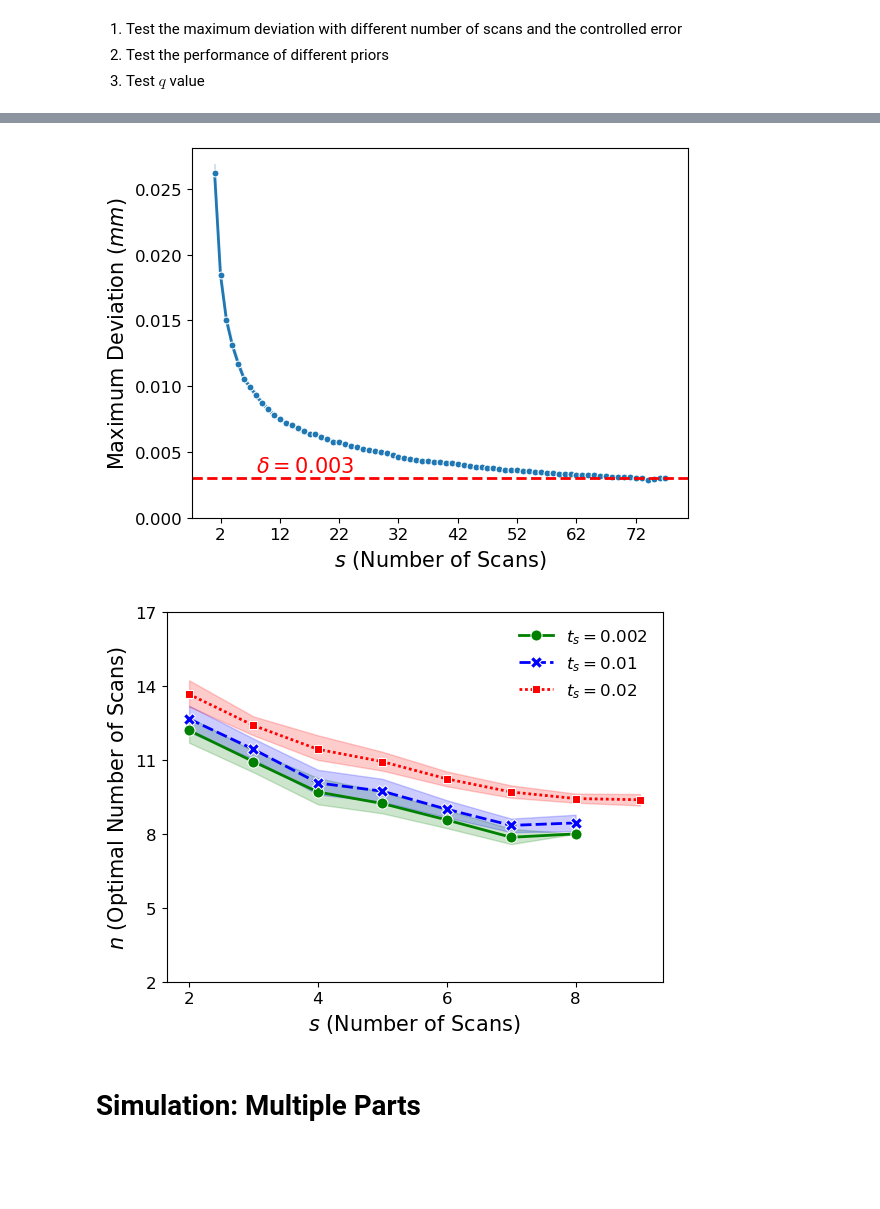
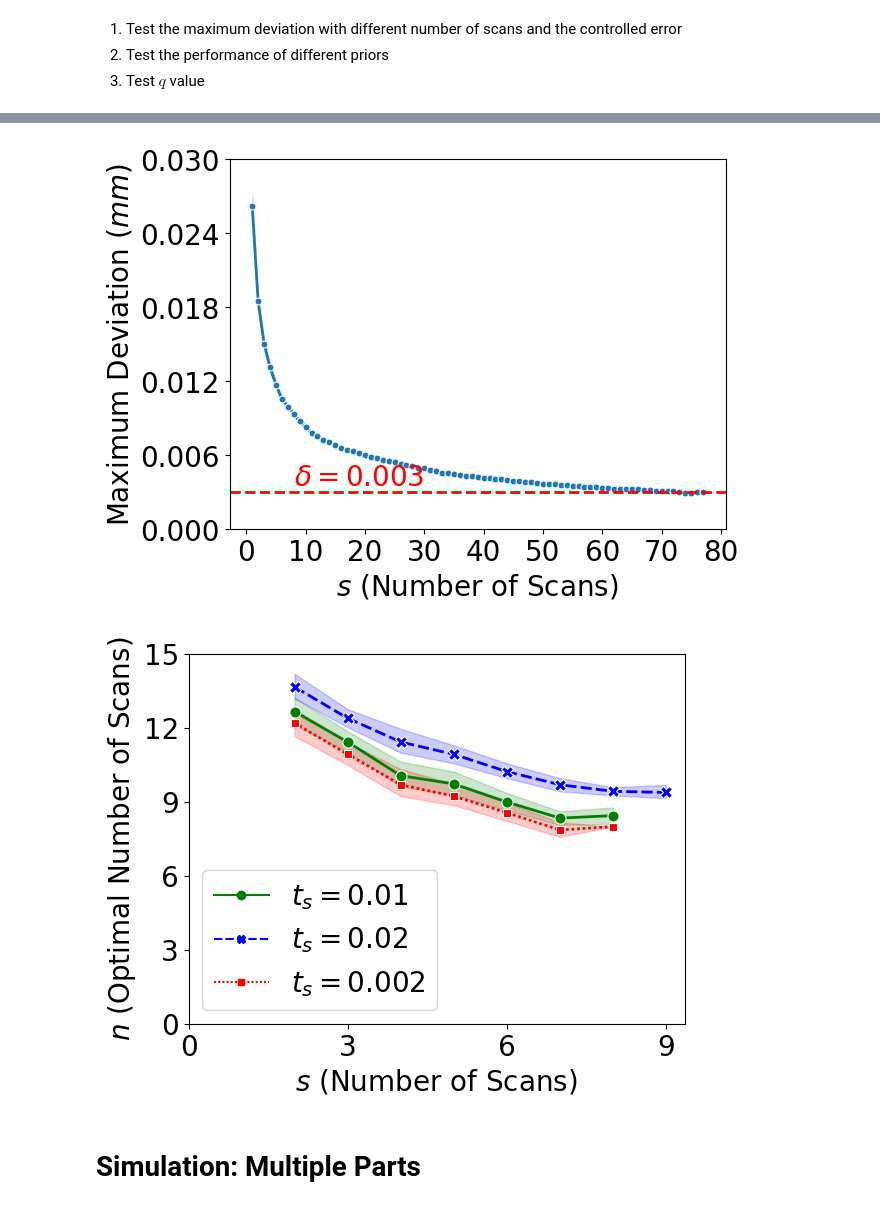
Before and after one commit to ZhaohuiGeng/RE-Process-Planning, a Jupyter notebook: Simulation/hemispherical design simulation.ipynb, the cells around one changed output, grey strips where cells are left out. Saved outputs shown, nothing was run; the diff lists cells and outputs as text; code cells hidden in the pictures; blank space fills up the shorter version.

```diff
--- a/Simulation/hemispherical design simulation.ipynb
+++ b/Simulation/hemispherical design simulation.ipynb
@@ -209,4 +213,6 @@ plt.savefig("delta=005.png", dpi=600)
 # %%
+result3.reset_index(inplace=True)
+
 plt.style.use("default")
 g = sns.lineplot(
     data=result3,
@@ -217,15 +223,15 @@ g = sns.lineplot(
 
 g.axhline(0.003, ls="--", c='r', linewidth=2)
 
-plt.xticks(np.arange(2, np.max(result3['s']) + .1, step=10), fontsize=12)
-plt.yticks(np.arange(0, 0.0275, step=0.005), fontsize=12)
-plt.xlabel("$s$ (Number of Scans)", fontsize=15)
-plt.ylabel("Maximum Deviation ($mm$)", fontsize=15)
+plt.xticks(np.arange(0, 81, step=10), fontsize=20)
+plt.yticks(np.arange(0, 0.031, step=0.006), fontsize=20)
+plt.xlabel("$s$ (Number of Scans)", fontsize=20)
+plt.ylabel("Maximum Deviation ($mm$)", fontsize=20)
 
-plt.text(8, 0.0035, "$\delta = 0.003$", fontsize=15, c='r')
-plt.savefig("delta=003.png", dpi=600)
+plt.text(8, 0.0035, "$\delta = 0.003$", fontsize=20, c='r')
+plt.savefig("delta=003.png", bbox_inches='tight', dpi=1000)
 # %% [output]
-[figure, old version]
+[figure, new version]
 # %%
 # Objective 2
 
@@ -263,39 +269,41 @@ for i in range(30):
         diff = max_dev(mean, true_design)
         if (num_scans < n):
             n = process_planning_unique(ss, ts = 0.01, δ=0.01, q=q)
-            this_loop = pd.DataFrame({"Object": [i], "s": [num_scans], "n": [n], "MaxDev": [diff], "ts": [0.01]})
+            this_loop = pd.DataFrame({"Object": [i], "s": [num_scans], "n": [n], "MaxDev": [diff], "ts": ['$t_s = 0.01$']})
             result = result.append(this_loop)
 
         if (num_scans < n1):
             n1 = process_planning_unique(ss, ts=0.02, δ=0.01, q=q)
-            this_loop1 = pd.DataFrame({"Object": [i], "s": [num_scans], "n": [n1], "MaxDev": [diff], "ts": [0.02]})
+            this_loop1 = pd.DataFrame({"Object": [i], "s": [num_scans], "n": [n1], "MaxDev": [diff], "ts": ['$t_s = 0.02$']})
             result = result.append(this_loop1)
 
         if (num_scans < n2):
             n2 = process_planning_unique(ss, ts=0.002, δ=0.01, q=q)
-            this_loop2 = pd.DataFrame({"Object": [i], "s": [num_scans], "n": [n2], "MaxDev": [diff], "ts": [0.002]})
+            this_loop2 = pd.DataFrame({"Object": [i], "s": [num_scans], "n": [n2], "MaxDev": [diff], "ts": ['$t_s = 0.002$']})
             result = result.append(this_loop2)
 # %%
+result.reset_index(inplace=True)
+
 colors = ['green', 'blue', 'red']
 # colors = ['green', 'blue']
 
 plt.style.use("default")
 sns.set_palette("husl")
 g = sns.lineplot(
     data=result,
     x="s", y="n", hue="ts", style="ts",
     markers=True, linewidth=2, markersize=8, palette=colors
 )
 
 
-plt.xticks(np.arange(2, np.max(result['s'])+.1, step=2), fontsize=12)
-plt.yticks(np.arange(2, np.max(result['n'])+.1, step=3), fontsize=12)
-plt.xlabel("$s$ (Number of Scans)", fontsize=15)
-plt.ylabel("$n$ (Optimal Number of Scans)", fontsize=15)
-plt.legend(fontsize=12, frameon=False, labels=['$t_s = 0.002$', '$t_s=0.01$', '$t_s=0.02$'])
-plt.savefig("multiple_ts.png", dpi=600)
+plt.xticks(np.arange(0, np.max(result['s'])+1, step=3), fontsize=20)
+plt.yticks(np.arange(0, np.max(result['n'])+1, step=3), fontsize=20)
+plt.xlabel("$s$ (Number of Scans)", fontsize=20)
+plt.ylabel("$n$ (Optimal Number of Scans)", fontsize=20)
+plt.legend(fontsize=20)
+plt.savefig("multiple_ts.png", bbox_inches='tight', dpi=1000)
 # %% [output]
-[figure, old version]
+[figure, new version]
 # %% [markdown]
 # Simulation: Multiple Parts
 # %%
```
Also changed, not shown: parts of 13 cells of this notebook, 19 other files.
